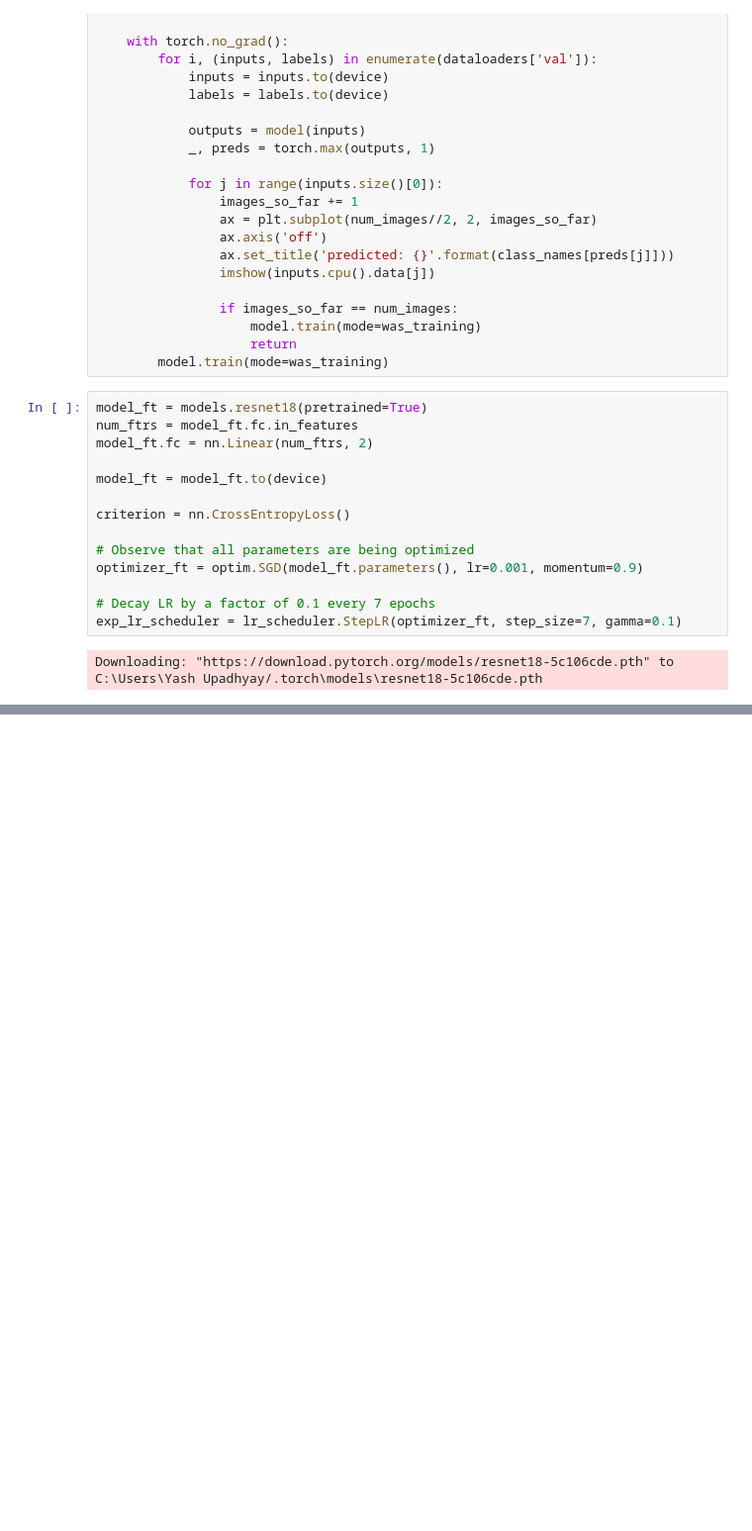
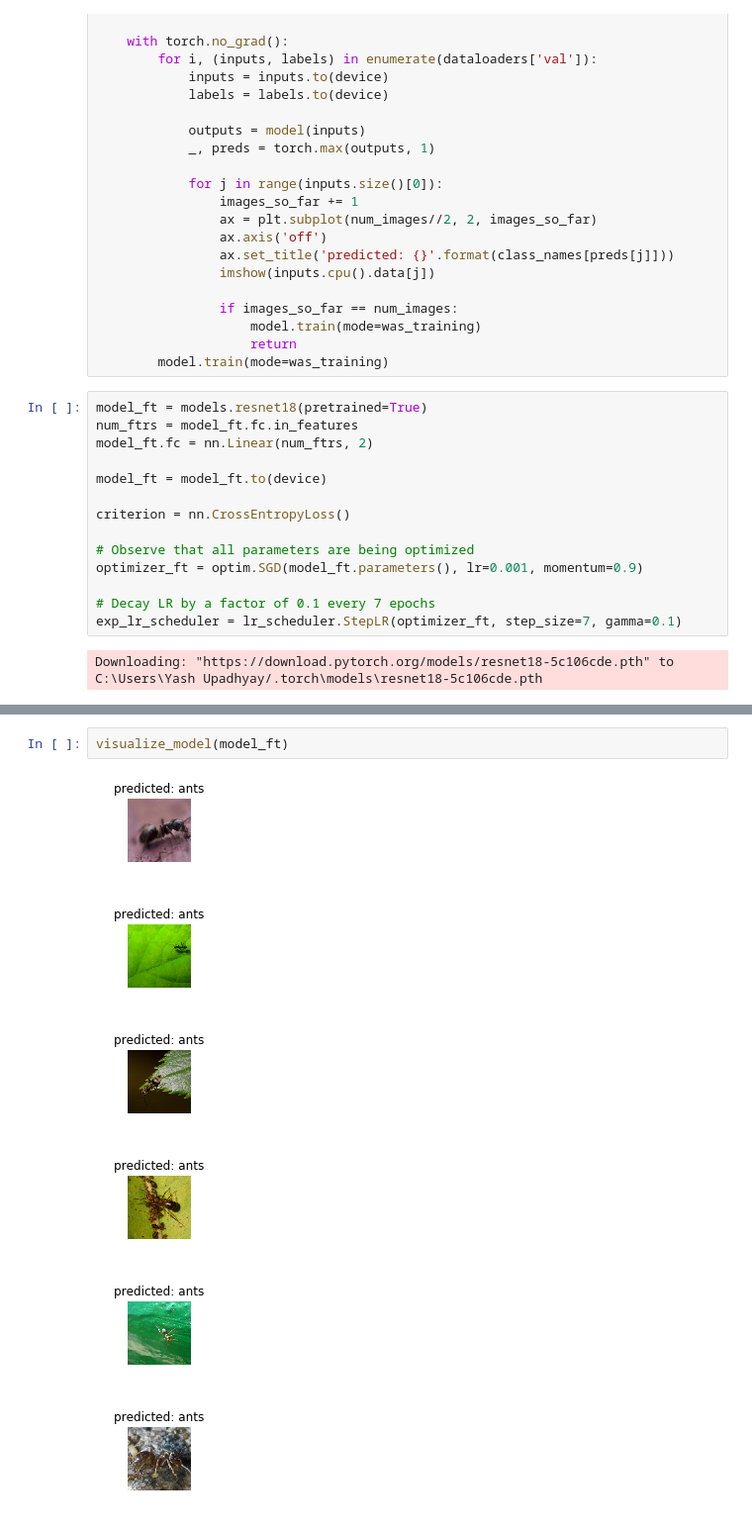
Before and after one commit to redhood95/Tutorials, a Jupyter notebook: Machine Learning/Deep Learning/pytorch_tut/getting_started_pytorch/transfer-learning.ipynb, the cells around one changed output, grey strips where cells are left out. Shown at 99% size. Saved outputs shown, nothing was run; the diff lists cells and outputs as text; blank space fills up the shorter version.

```diff
--- a/Machine Learning/Deep Learning/pytorch_tut/getting_started_pytorch/transfer-learning.ipynb
+++ b/Machine Learning/Deep Learning/pytorch_tut/getting_started_pytorch/transfer-learning.ipynb
@@ -198,0 +199,9 @@ train Loss: 0.3977 Acc: 0.8443
+# %%
+visualize_model(model_ft)
+# %% [output]
+[figure, added]
+[figure, added]
+[figure, added]
+[figure, added]
+[figure, added]
+[figure, added]
```
Also changed, not shown: parts of 3 cells of this notebook.
